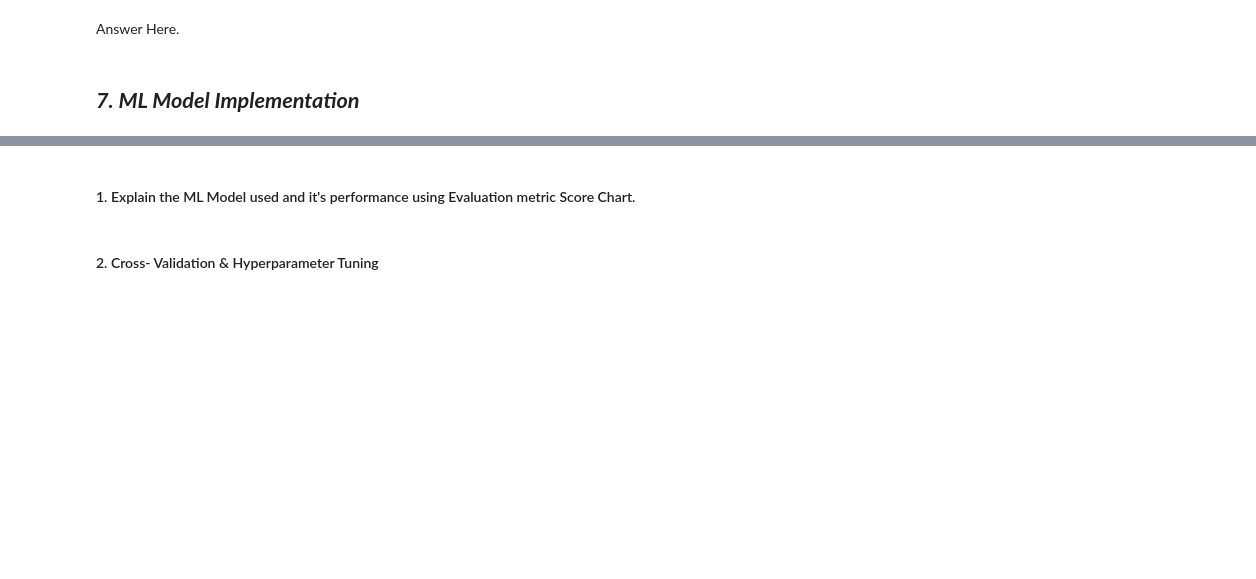
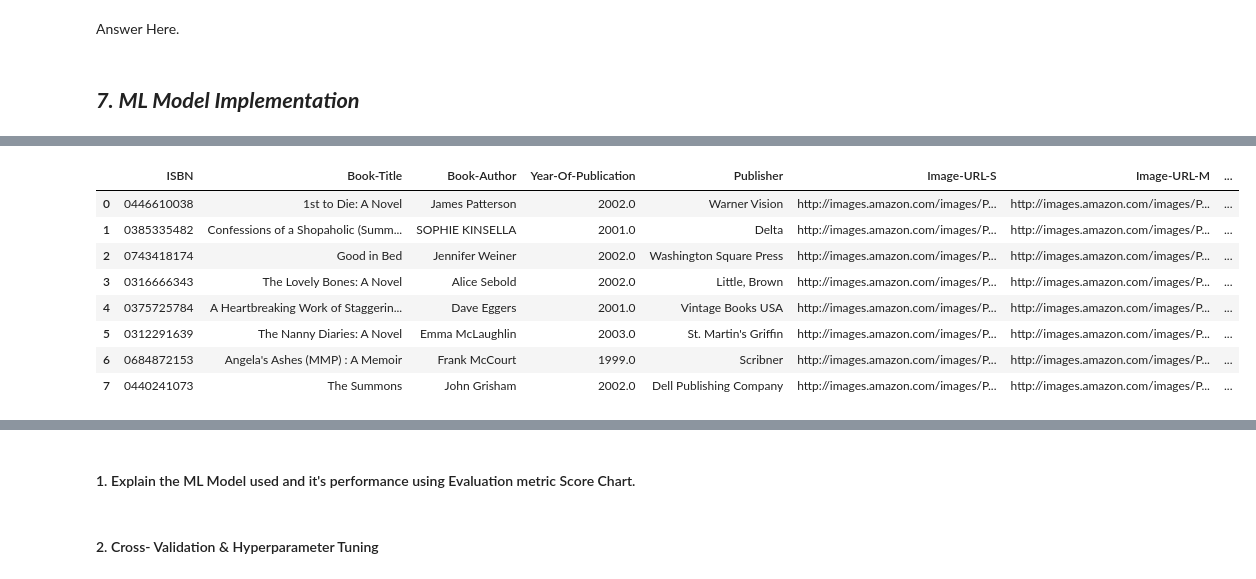
Before and after one commit to amoghpai17/BOOK_RECOMMENDATION, a Jupyter notebook: BOOK_RECOMMENDATION.ipynb, the cells around one changed output, grey strips where cells are left out. Drawn from its saved outputs; the diff is of its cells as text; code cells hidden in the pictures; blank space fills up the shorter version.

```diff
--- a/BOOK_RECOMMENDATION.ipynb
+++ b/BOOK_RECOMMENDATION.ipynb
@@ -897,0 +927,15 @@ Answer Here.
+# %%
+# getting the correlation with respect to the book id 0000000051 and the recoomended book ids , names and other details
+books_corr_to_rb = pd.DataFrame(['0000000051', '0446610038', '0385335482', '0743418174', '0316666343', '0375725784', '0312291639', '0684872153', '0440241073'],index=np.arange(9),columns=['ISBN'])
+corr_books = pd.merge(books_corr_to_rb, book_df, on='ISBN')
+corr_books
+# %% [output]
+|  | ISBN | Book-Title | Book-Author | Year-Of-Publication | Publisher | Image-URL-S | Image-URL-M | ... |
+| 0 | 0446610038 | 1st to Die: A Novel | James Patterson | 2002.0 | Warner Vision | http://images.amazon.com/images/P... | http://images.amazon.com/images/P... | ... |
+| 1 | 0385335482 | Confessions of a Shopaholic (Summ... | SOPHIE KINSELLA | 2001.0 | Delta | http://images.amazon.com/images/P... | http://images.amazon.com/images/P... | ... |
+| 2 | 0743418174 | Good in Bed | Jennifer Weiner | 2002.0 | Washington Square Press | http://images.amazon.com/images/P... | http://images.amazon.com/images/P... | ... |
+| 3 | 0316666343 | The Lovely Bones: A Novel | Alice Sebold | 2002.0 | Little, Brown | http://images.amazon.com/images/P... | http://images.amazon.com/images/P... | ... |
+| 4 | 0375725784 | A Heartbreaking Work of Staggerin... | Dave Eggers | 2001.0 | Vintage Books USA | http://images.amazon.com/images/P... | http://images.amazon.com/images/P... | ... |
+| 5 | 0312291639 | The Nanny Diaries: A Novel | Emma McLaughlin | 2003.0 | St. Martin's Griffin | http://images.amazon.com/images/P... | http://images.amazon.com/images/P... | ... |
+| 6 | 0684872153 | Angela's Ashes (MMP) : A Memoir | Frank McCourt | 1999.0 | Scribner | http://images.amazon.com/images/P... | http://images.amazon.com/images/P... | ... |
+| 7 | 0440241073 | The Summons | John Grisham | 2002.0 | Dell Publishing Company | http://images.amazon.com/images/P... | http://images.amazon.com/images/P... | ... |
```
Also changed, not shown: parts of 63 cells of this notebook.
